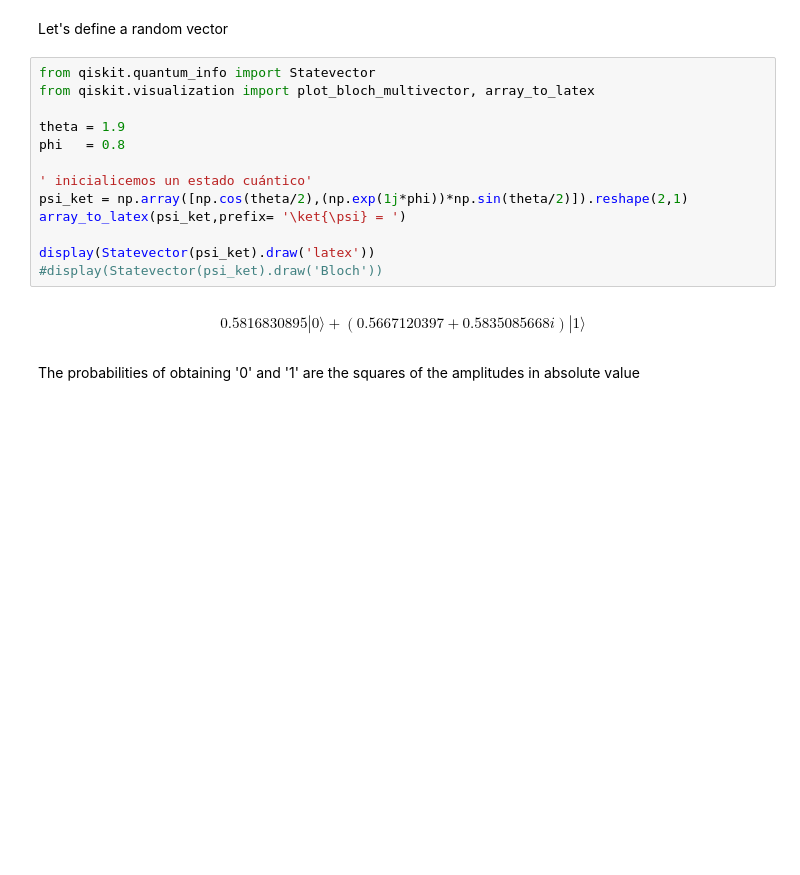
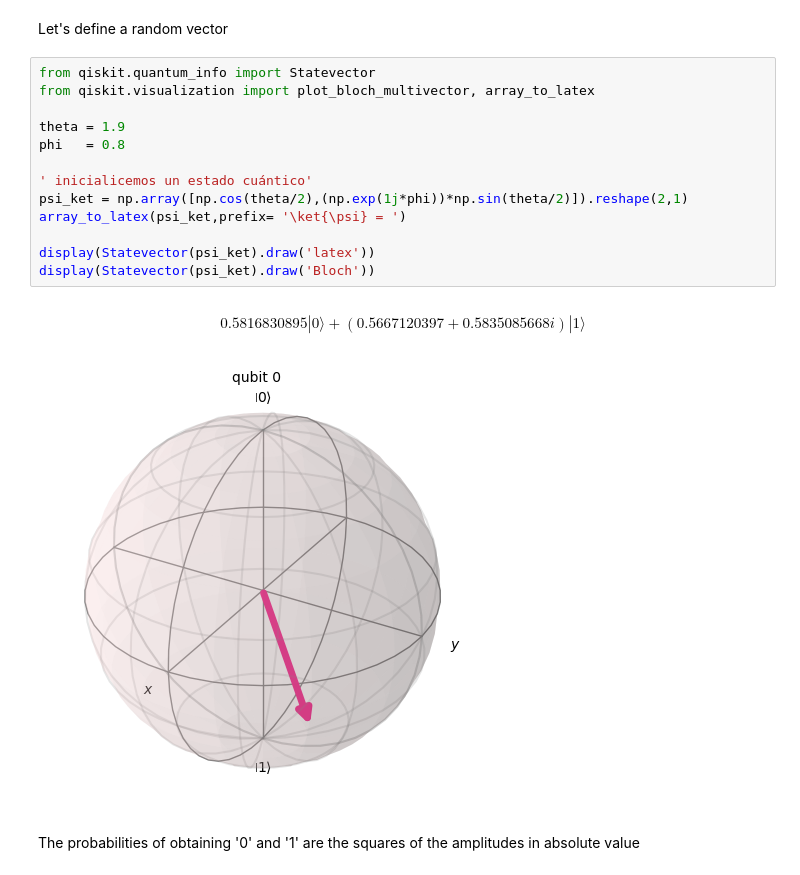
Before and after one commit to jamasole/FICC_notebook, a Jupyter notebook: 02_Cubits/024_El_Arte_de_Medir_I_en.ipynb, the cells around one changed output. Cells and saved outputs as stored; diff of their text form; blank space fills up the shorter version.

```diff
--- a/02_Cubits/024_El_Arte_de_Medir_I_en.ipynb
+++ b/02_Cubits/024_El_Arte_de_Medir_I_en.ipynb
@@ -96,18 +108,19 @@ Let's define a random vector
 # %%
 from qiskit.quantum_info import Statevector
 from qiskit.visualization import plot_bloch_multivector, array_to_latex
 
 theta = 1.9
 phi   = 0.8
 
 ' inicialicemos un estado cuántico'
 psi_ket = np.array([np.cos(theta/2),(np.exp(1j*phi))*np.sin(theta/2)]).reshape(2,1)
 array_to_latex(psi_ket,prefix= '\ket{\psi} = ')
 
 display(Statevector(psi_ket).draw('latex'))
-#display(Statevector(psi_ket).draw('Bloch'))
+display(Statevector(psi_ket).draw('Bloch'))
 # %% [output]
 $$0.5816830895 |0\rangle+(0.5667120397 + 0.5835085668 i) |1\rangle$$
+[figure, added]
 # %% [markdown]
 The probabilities of obtaining '0' and '1' are the squares of the amplitudes in absolute value
 # %%
```
Also changed, not shown: parts of 12 cells of this notebook, 5 other files.
